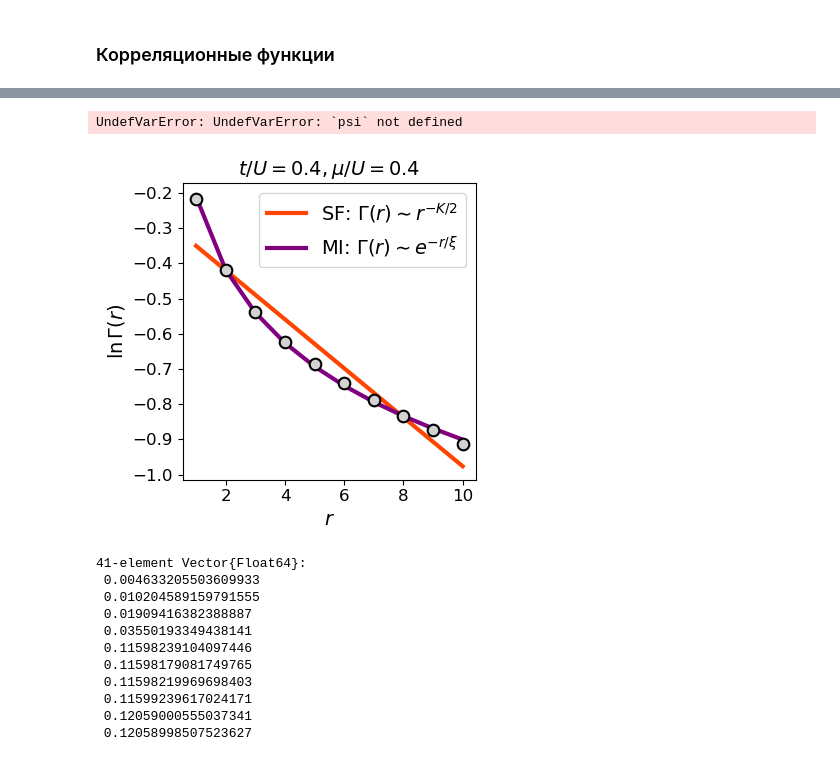
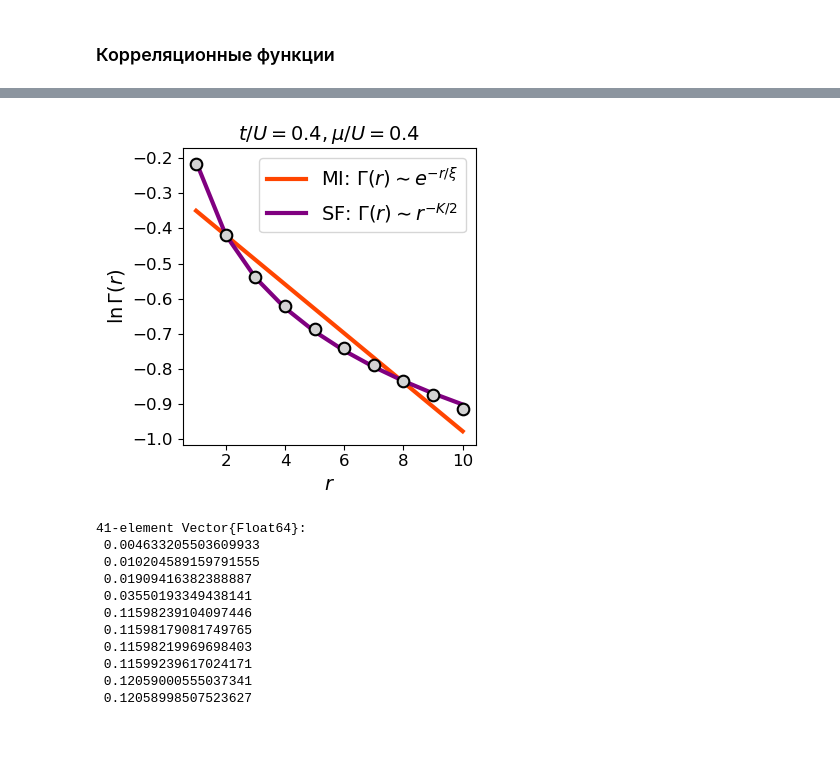
Before and after one commit to mgoloshchapov/Bose-Hubbard-phases, a Jupyter notebook: Bose_Hubbard.ipynb, the cells around one changed output, grey strips where cells are left out. Saved outputs shown, nothing was run; the diff lists cells and outputs as text; code cells hidden in the pictures.

Commit message:
Correct correlation lengths plots

```diff
--- a/Bose_Hubbard.ipynb
+++ b/Bose_Hubbard.ipynb
@@ -150,12 +129,0 @@ correlation_matrix(psi, "n", "n")
-# %%
-L = 50
-l_mu = 10
-l_t = 20
-
-a = zeros((L, L, l_mu, l_t))
-
-for i in 1:l_mu
-    for j in 1:l_t
-        a[:, :, i, j] = correlation_matrix(psi, "n", "n")
-    end
-end
@@ -189,7 +130,3 @@ gcf()
-# %%
-psi
-# %% [output]
-UndefVarError: UndefVarError: `psi` not defined
 # %%
 energy, psi = @suppress Simulation(H, sites; maxdim=D, nsweeps=nsweeps)
 # %%
@@ -199,35 +136,38 @@ center=Int(ceil(L//2))
 r = 1:max_r
 a, b = linear_fit(r, log.(Cr_f[center+1:center+max_r]))
 c, d = linear_fit(log.(r), log.(Cr_f[center+1:center+max_r]))
 
 figure(figsize=(4,4))
 plot(r, a .+ b*r,
     label="MI: "*"\$ \\Gamma(r) \\sim e^{-r/\\xi}\$",
     linewidth=3,
     color="orangered",
     zorder=-3)
 plot(r, c .+ d*log.(r),
     label="SF: "*"\$ \\Gamma(r) \\sim r^{-K/2}\$",
     linewidth=3,
     color="purple")
 scatter(r, log.(Cr_f[center+1:center+max_r]),
         color="lightgray",
         zorder=4,
         s=70,
         edgecolors="black",
         linewidth=1.5)
 xlabel("\$ r\$", fontsize=14)
 ylabel("\$\\ln \\Gamma(r) \$", fontsize=14)
 xticks(fontsize=12)
 yticks(fontsize=12)
 
 title("\$ t/U=0.4, \\mu/U=0.4 \$", fontsize=14)
 legend(fontsize=14)
 tight_layout()
-savefig("results/correlation_function_MI.pdf", dpi=200)
+savefig("results/correlation_function_SF.pdf", dpi=200)
+savefig("results/correlation_function_SF.png", dpi=200)
+# savefig("results/correlation_function_MI.pdf", dpi=200)
+# savefig("results/correlation_function_MI.png", dpi=200)
 gcf()
 # %% [output]
-[figure, old version]
+[figure, new version]
 # %%
 t = 0.05
 V = 0.4
```
Also changed, not shown: parts of 3 cells of this notebook, 3 other files.
